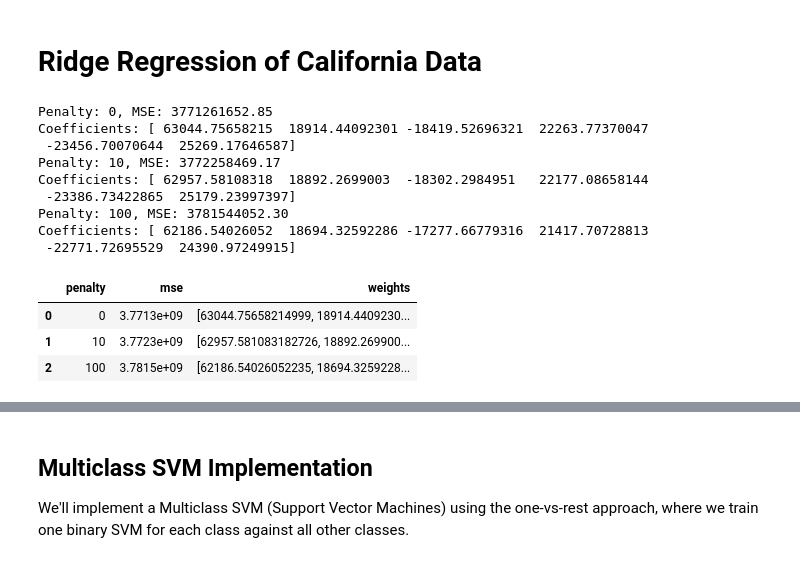
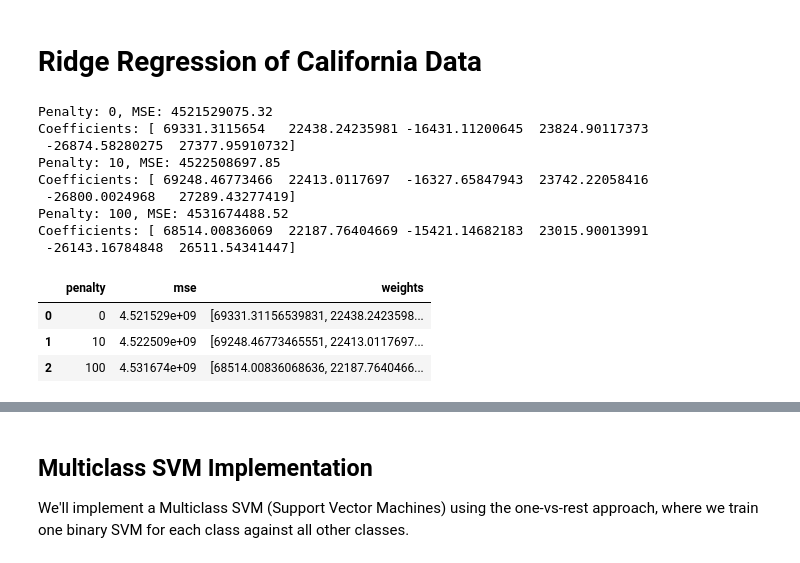
Before and after one commit to LukasKuhz/551git, a Jupyter notebook: A1.ipynb, the cells around one changed output, grey strips where cells are left out. Cells and saved outputs as stored; diff of their text form; code cells hidden in the pictures.

```diff
--- a/A1.ipynb
+++ b/A1.ipynb
@@ -193,6 +191,9 @@ plt.show()
 housing_clean = housing[housing["median_house_value"] < 500000].copy()
 print(f"Rows before removal: {housing.shape[0]}")
 print(f"Rows after removal: {housing_clean.shape[0]}")
+# Replace zero values in total_bedrooms with mean
+mean_total_bedrooms = housing_clean.loc[housing_clean["total_bedrooms"] != 0, "total_bedrooms"].mean()
+housing_clean.loc[housing_clean["total_bedrooms"] == 0, "total_bedrooms"] = mean_total_bedrooms
 
 # Further cleaning: keep rows within 3 standard deviations for selected features
 features_to_filter = ["median_income", "total_rooms", "total_bedrooms", "population", "households"]
@@ -414,47 +347,47 @@ from sklearn.preprocessing import StandardScaler
 features = ["median_income", "housing_median_age", "total_rooms", "total_bedrooms", "population", "households"]
 target = "median_house_value"
 
-X = housing_box_clean[features].values
-Y = housing_box_clean[target].values
+X = housing_clean[features].values
+Y = housing_clean[target].values
 
 # Train/test split (70/30, random_state=42)
 X_train, X_test, Y_train, Y_test = train_test_split(X, Y, test_size=0.3, random_state=42)
 
 # Standardize features (fit on train, transform both)
 scaler = StandardScaler().fit(X_train)
 X_train_scaled = scaler.transform(X_train)
 X_test_scaled = scaler.transform(X_test)
 
 # Try several penalty values to analyze effect
 penalties = [0, 10, 100]
 results = []
 for penalty in penalties:
     model = RidgeRegression(learning_rate=0.01, iterations=1000, penalty=penalty)
     model.fit(X_train_scaled, Y_train)
     Y_pred = model.predict(X_test_scaled)
     mse = np.mean((Y_test - Y_pred) ** 2)
     results.append({"penalty": penalty, "mse": mse, "weights": model.weights.copy()})
     print(f"Penalty: {penalty}, MSE: {mse:.2f}")
     print(f"Coefficients: {model.weights}")
 
 # Display summary of results
 import pandas as pd
 summary = pd.DataFrame(results)
 display(summary)
 # %% [output]
-Penalty: 0, MSE: 3771261652.85
-Coefficients: [ 63044.75658215  18914.44092301 -18419.52696321  22263.77370047
- -23456.70070644  25269.17646587]
-Penalty: 10, MSE: 3772258469.17
-Coefficients: [ 62957.58108318  18892.2699003  -18302.2984951   22177.08658144
- -23386.73422865  25179.23997397]
-Penalty: 100, MSE: 3781544052.30
-Coefficients: [ 62186.54026052  18694.32592286 -17277.66779316  21417.70728813
- -22771.72695529  24390.97249915]
+Penalty: 0, MSE: 4521529075.32
+Coefficients: [ 69331.3115654   22438.24235981 -16431.11200645  23824.90117373
+ -26874.58280275  27377.95910732]
+Penalty: 10, MSE: 4522508697.85
+Coefficients: [ 69248.46773466  22413.0117697  -16327.65847943  23742.22058416
+ -26800.0024968   27289.43277419]
+Penalty: 100, MSE: 4531674488.52
+Coefficients: [ 68514.00836069  22187.76404669 -15421.14682183  23015.90013991
+ -26143.16784848  26511.54341447]
 |  | penalty | mse | weights |
-| 0 | 0 | 3.7713e+09 | [63044.75658214999, 18914.4409230... |
-| 1 | 10 | 3.7723e+09 | [62957.581083182726, 18892.269900... |
-| 2 | 100 | 3.7815e+09 | [62186.54026052235, 18694.3259228... |
+| 0 | 0 | 4.521529e+09 | [69331.31156539831, 22438.2423598... |
+| 1 | 10 | 4.522509e+09 | [69248.46773465551, 22413.0117697... |
+| 2 | 100 | 4.531674e+09 | [68514.00836068636, 22187.7640466... |
 # %%
 # Extended Ridge Regression analysis: more penalties, RMSE, R^2
 import matplotlib.pyplot as plt
```
Also changed, not shown: parts of 14 cells of this notebook.
